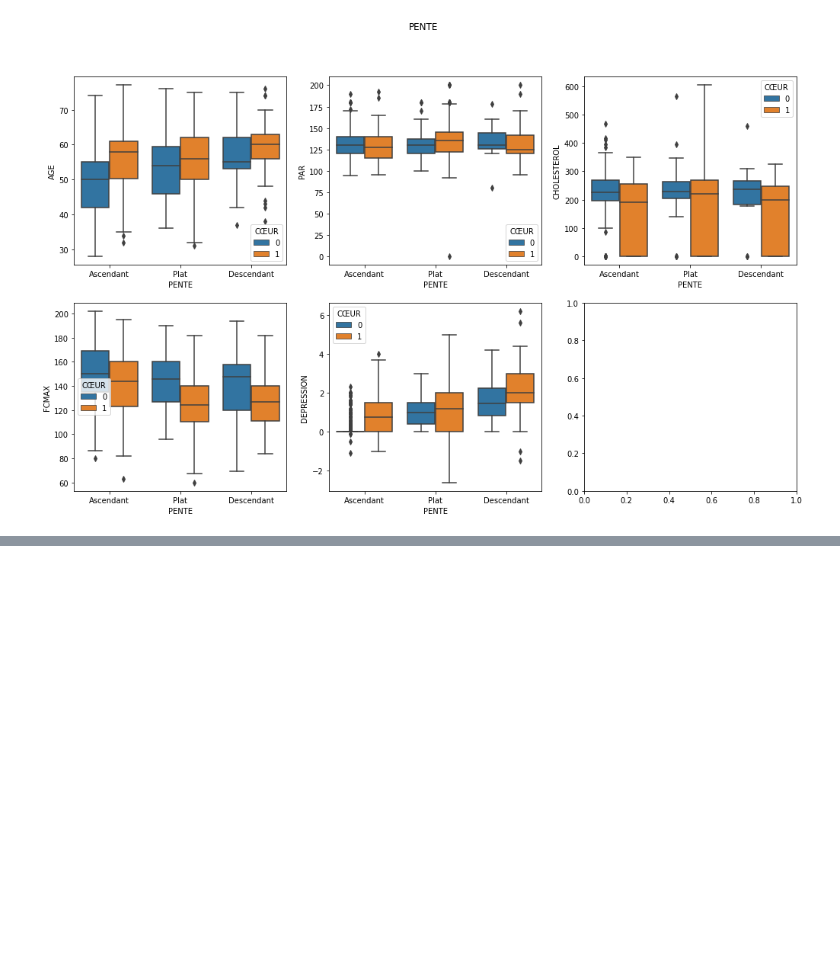
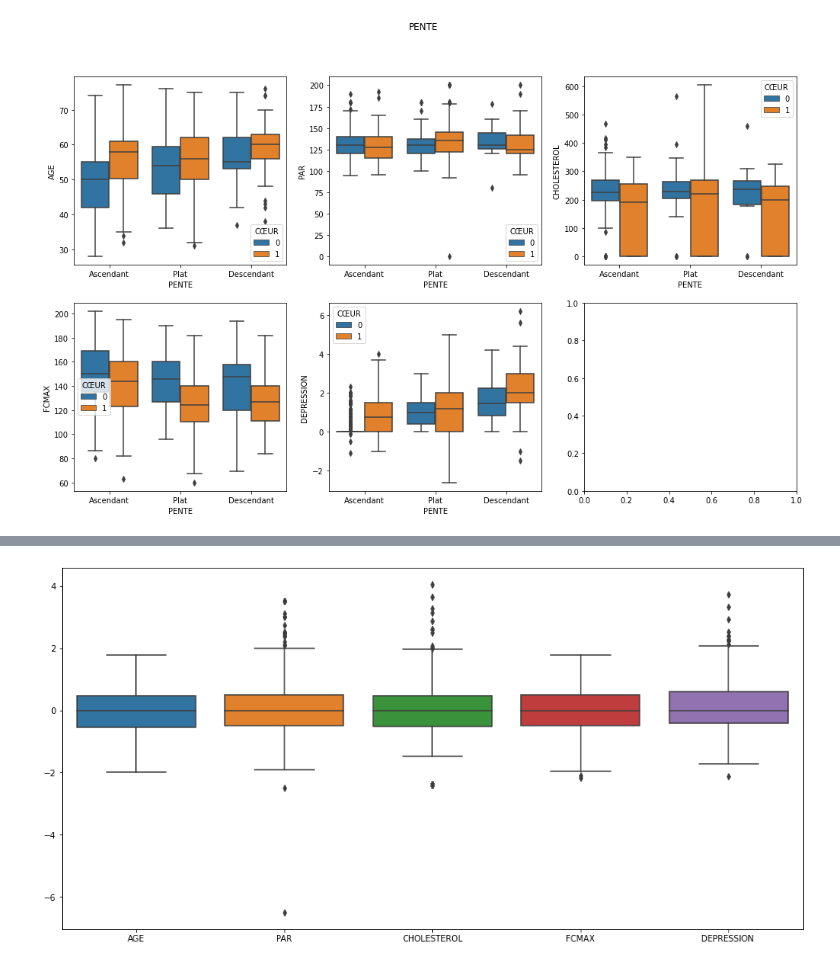
Before and after one commit to kmag-cell/heart_projet, a Jupyter notebook: cardiac_prediction.ipynb, the cells around one changed output, grey strips where cells are left out. Saved outputs shown, nothing was run; the diff lists cells and outputs as text; code cells hidden in the pictures; blank space fills up the shorter version.

```diff
--- a/cardiac_prediction.ipynb
+++ b/cardiac_prediction.ipynb
@@ -427,0 +528,7 @@ Les hommes qui ont une maladie cardiaque ont un age compris entre 50 ans et plus
+# %%
+#normalisation des variables quantitatives
+scaler = RobustScaler()
+df2_quant = df2_quant.drop('CŒUR', axis = 1)
+df2_quant = df2_quant.drop('GAJ', axis = 1)
+df2_quant[df2_quant.columns] = scaler.fit_transform(df2_quant)
+df2_quant
@@ -427,0 +549,6 @@ Les hommes qui ont une maladie cardiaque ont un age compris entre 50 ans et plus
+# %%
+#verifions l'echelle des variables quantitatives
+plt.figure(figsize=(16,8));
+sn.boxplot(data = df2_quant);
+# %% [output]
+[figure, added]
```
Also changed, not shown: parts of 39 cells of this notebook.
